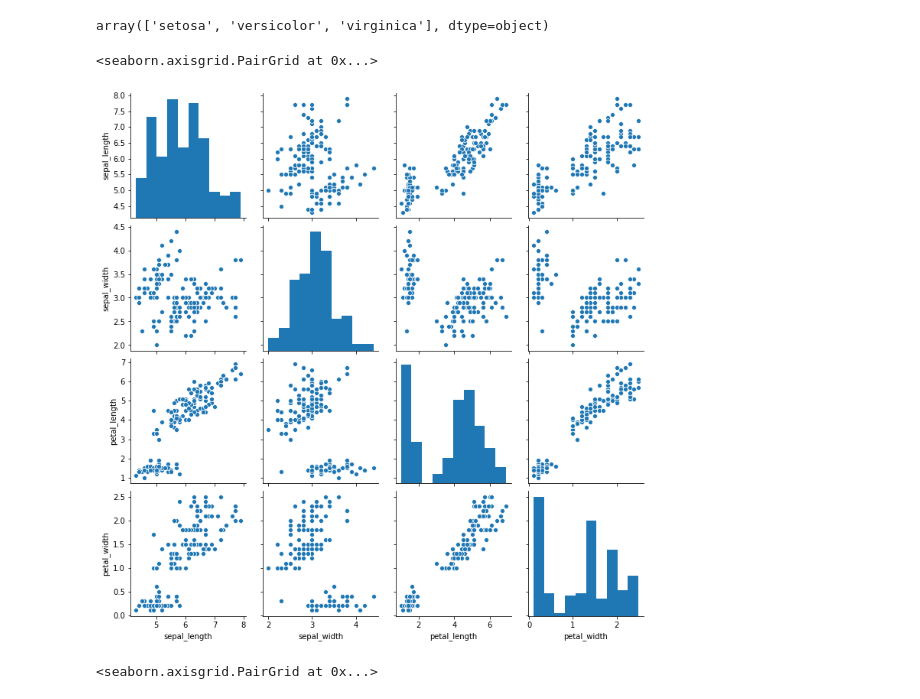
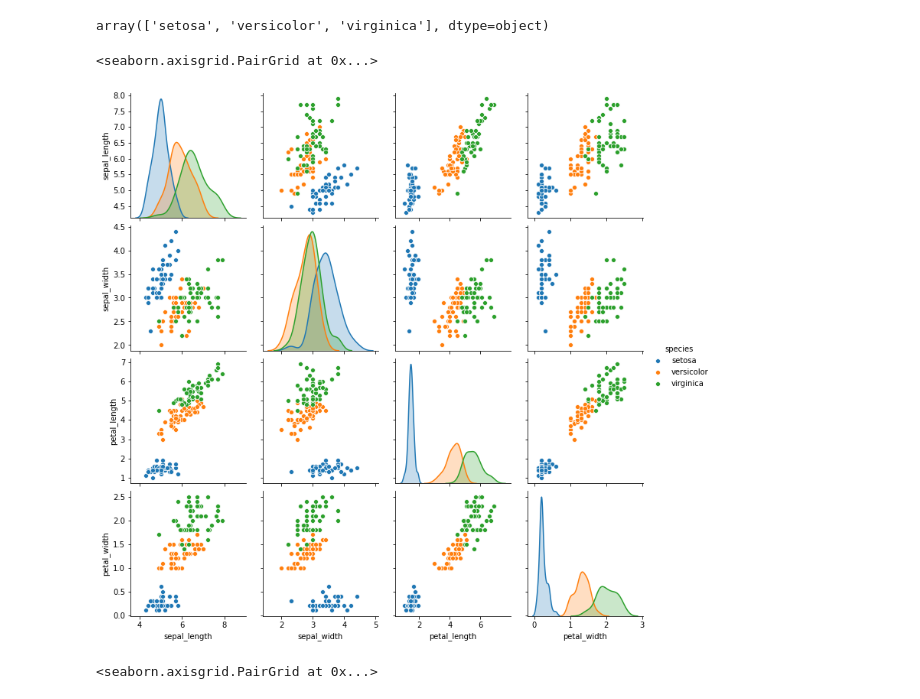
Before and after one commit to charithcherry/data_visualization, a Jupyter notebook: irisdata_visualization.ipynb, the cells around one changed output. Drawn from its saved outputs; the diff is of its cells as text; code cells hidden in the pictures.

```diff
--- a/irisdata_visualization.ipynb
+++ b/irisdata_visualization.ipynb
@@ -18,10 +19,11 @@ iris['species'].unique()
 # %% [output]
 array(['setosa', 'versicolor', 'virginica'], dtype=object)
 # %%
-sns.pairplot(iris)
+sns.pairplot(iris,hue='species')
+#setosa is easily separable
 # %% [output]
 <seaborn.axisgrid.PairGrid at 0x...>
-[figure, old version]
+[figure, new version]
 # %%
 g=sns.PairGrid(iris)
 g.map_diag(sns.distplot)
```
Also changed, not shown: parts of 15 cells of this notebook.
